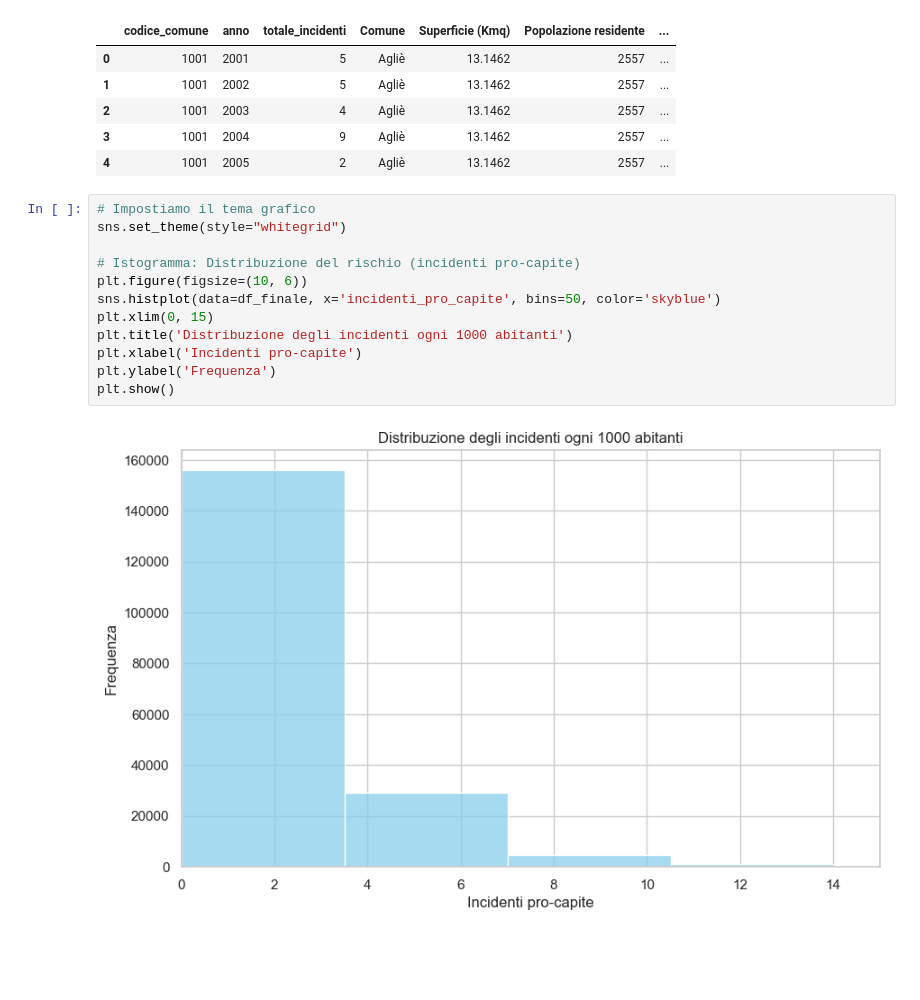
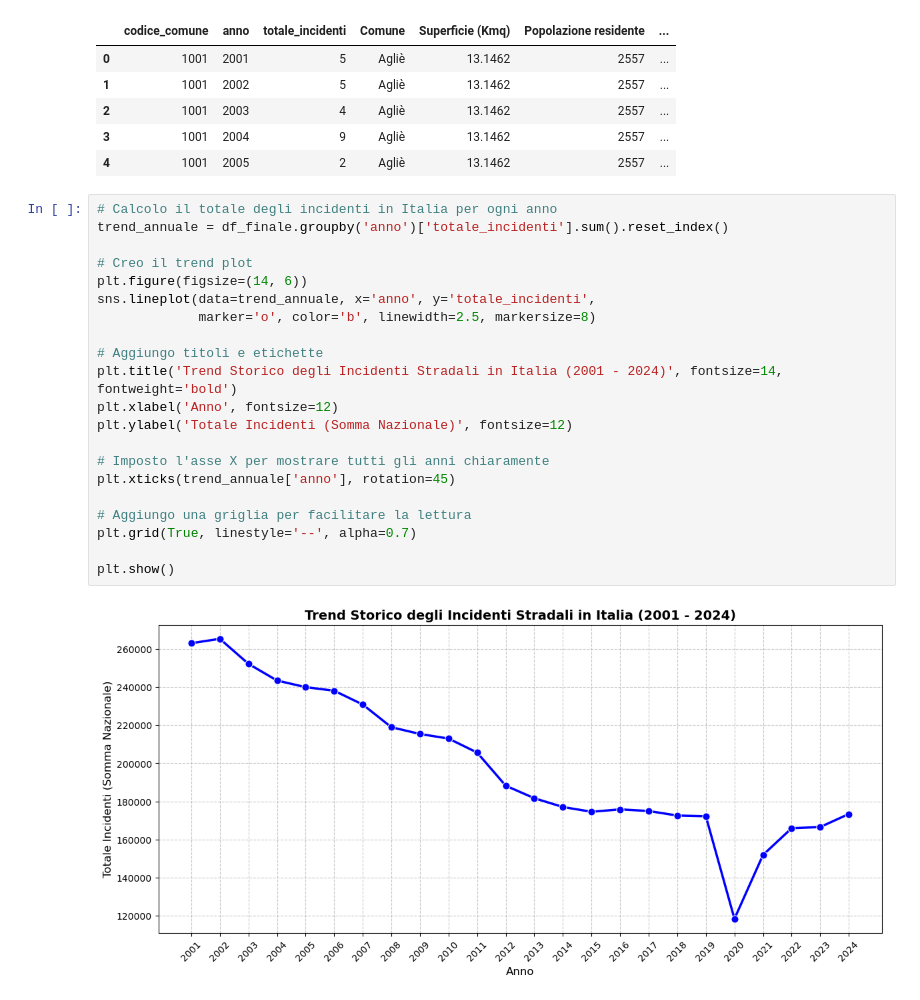
Before and after one commit to biagiorunci-creator/Progetto-finale-Boolean, a Jupyter notebook: Progetto finale Boolean.ipynb, the cells around one changed output. Cells and saved outputs as stored; diff of their text form; blank space fills up the shorter version.

```diff
--- a/Progetto finale Boolean.ipynb
+++ b/Progetto finale Boolean.ipynb
@@ -182,20 +173,29 @@ Dataset finale creato con successo!
 | 2 | 1001 | 2003 | 4 | Agliè | 13.1462 | 2557 | ... |
 | 3 | 1001 | 2004 | 9 | Agliè | 13.1462 | 2557 | ... |
 | 4 | 1001 | 2005 | 2 | Agliè | 13.1462 | 2557 | ... |
-# %%
-# Impostiamo il tema grafico
-sns.set_theme(style="whitegrid")
-
-# Istogramma: Distribuzione del rischio (incidenti pro-capite)
-plt.figure(figsize=(10, 6))
-sns.histplot(data=df_finale, x='incidenti_pro_capite', bins=50, color='skyblue')
-plt.xlim(0, 15)
-plt.title('Distribuzione degli incidenti ogni 1000 abitanti')
-plt.xlabel('Incidenti pro-capite')
-plt.ylabel('Frequenza')
-plt.show()
-# %% [output]
-[figure, removed]
+# %%
+# Calcolo il totale degli incidenti in Italia per ogni anno
+trend_annuale = df_finale.groupby('anno')['totale_incidenti'].sum().reset_index()
+
+# Creo il trend plot
+plt.figure(figsize=(14, 6))
+sns.lineplot(data=trend_annuale, x='anno', y='totale_incidenti',
+             marker='o', color='b', linewidth=2.5, markersize=8)
+
+# Aggiungo titoli e etichette
+plt.title('Trend Storico degli Incidenti Stradali in Italia (2001 - 2024)', fontsize=14, fontweight='bold')
+plt.xlabel('Anno', fontsize=12)
+plt.ylabel('Totale Incidenti (Somma Nazionale)', fontsize=12)
+
+# Imposto l'asse X per mostrare tutti gli anni chiaramente
+plt.xticks(trend_annuale['anno'], rotation=45)
+
+# Aggiungo una griglia per facilitare la lettura
+plt.grid(True, linestyle='--', alpha=0.7)
+
+plt.show()
+# %% [output]
+[figure, added]
 # %%
 # Boxplot: Analisi degli outlier
 plt.figure(figsize=(10, 6))
```
Also changed, not shown: parts of 5 cells of this notebook.
